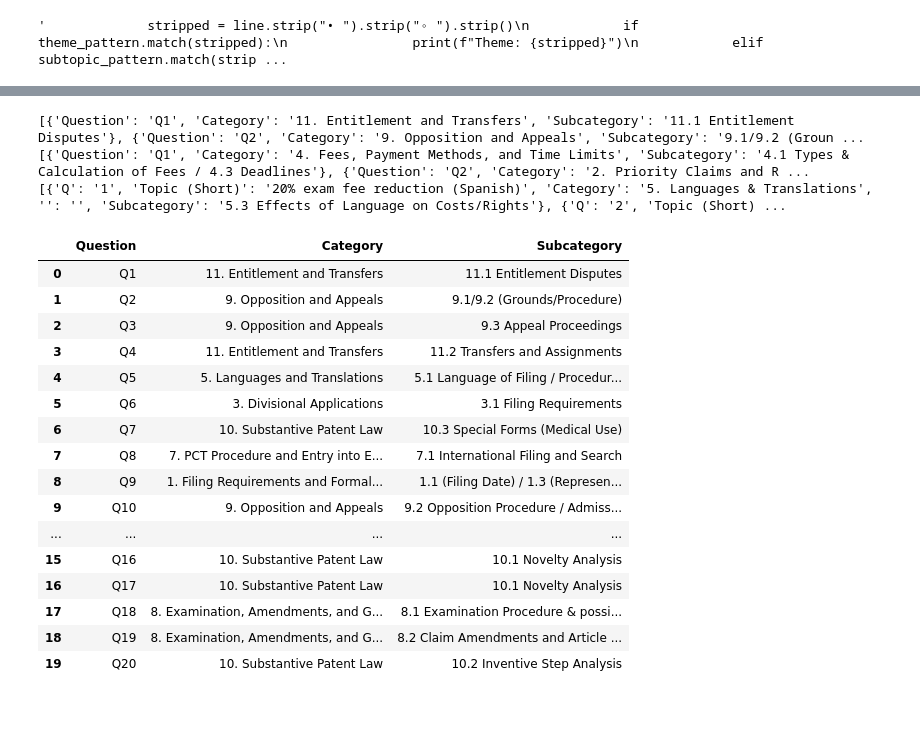
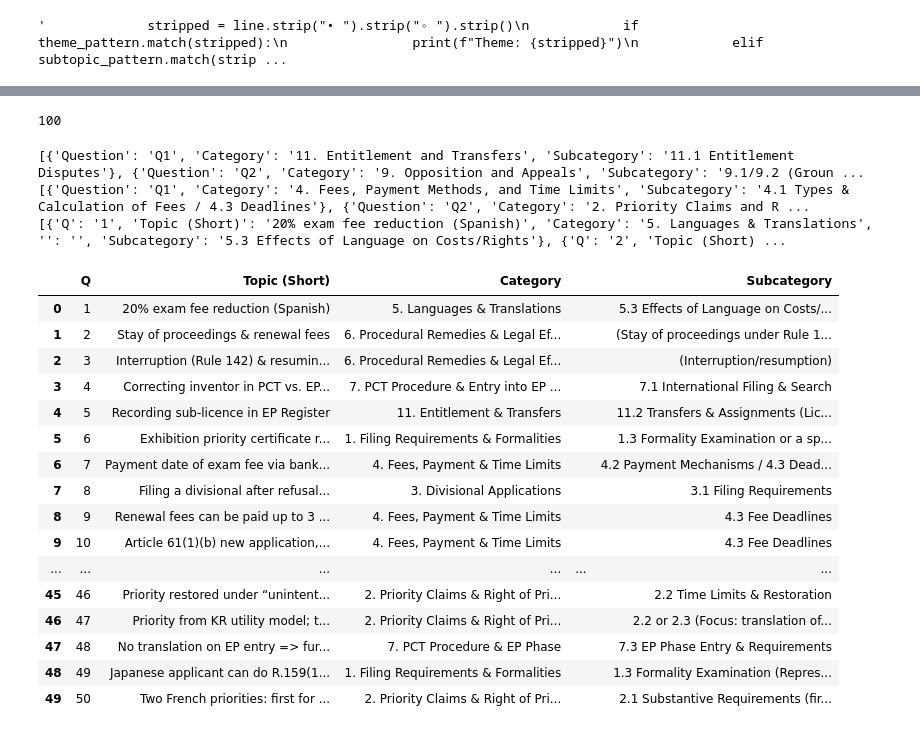
Before and after one commit to DesordreOrganise/PatentAssist, a Jupyter notebook: notebooks/extraction_questions/questions_from_docx.ipynb, the cells around one changed output, grey strips where cells are left out. Cells and saved outputs as stored; diff of their text form; code cells hidden in the pictures.

```diff
--- a/notebooks/extraction_questions/questions_from_docx.ipynb
+++ b/notebooks/extraction_questions/questions_from_docx.ipynb
@@ -220,3 +225,9 @@ categories
+# %%
+txt = "Where evidence is provided that a final decision within the meaning of Article 61, paragraph 1, has been taken, the European Patent Office shall inform the applicant and any other party that the proceedings for grant shall be resumed as from the date stated in the communication, unless a new European patent application under Article 61, paragraph 1(b), has been filed for all the designated Contracting States. If the decision is in favour of the third party, the proceedings may not be resumed earlier than three months after the decision has become final, unless the third party requests the resumption."
+
+len(txt.split(' '))
+# %% [output]
+100
 # %%
 import pandas as pd
 from docx.api import Document
@@ -244,22 +255,22 @@ for k, table in enumerate(tables):
 [{'Question': 'Q1', 'Category': '4. Fees, Payment Methods, and Time Limits', 'Subcategory': '4.1 Types & Calculation of Fees / 4.3 Deadlines'}, {'Question': 'Q2', 'Category': '2. Priority Claims and R ...
 [{'Q': '1', 'Topic (Short)': '20% exam fee reduction (Spanish)', 'Category': '5. Languages & Translations', '': '', 'Subcategory': '5.3 Effects of Language on Costs/Rights'}, {'Q': '2', 'Topic (Short) ...
 # %%
-mappings[0]
+mappings[2]
 # %% [output]
-|  | Question | Category | Subcategory |
-| 0 | Q1 | 11. Entitlement and Transfers | 11.1 Entitlement Disputes |
-| 1 | Q2 | 9. Opposition and Appeals | 9.1/9.2 (Grounds/Procedure) |
-| 2 | Q3 | 9. Opposition and Appeals | 9.3 Appeal Proceedings |
-| 3 | Q4 | 11. Entitlement and Transfers | 11.2 Transfers and Assignments |
-| 4 | Q5 | 5. Languages and Translations | 5.1 Language of Filing / Procedur... |
-| 5 | Q6 | 3. Divisional Applications | 3.1 Filing Requirements |
-| 6 | Q7 | 10. Substantive Patent Law | 10.3 Special Forms (Medical Use) |
-| 7 | Q8 | 7. PCT Procedure and Entry into E... | 7.1 International Filing and Search |
-| 8 | Q9 | 1. Filing Requirements and Formal... | 1.1 (Filing Date) / 1.3 (Represen... |
-| 9 | Q10 | 9. Opposition and Appeals | 9.2 Opposition Procedure / Admiss... |
-| ... | ... | ... | ... |
-| 15 | Q16 | 10. Substantive Patent Law | 10.1 Novelty Analysis |
-| 16 | Q17 | 10. Substantive Patent Law | 10.1 Novelty Analysis |
-| 17 | Q18 | 8. Examination, Amendments, and G... | 8.1 Examination Procedure & possi... |
-| 18 | Q19 | 8. Examination, Amendments, and G... | 8.2 Claim Amendments and Article ... |
-| 19 | Q20 | 10. Substantive Patent Law | 10.2 Inventive Step Analysis |
+|  | Q | Topic (Short) | Category |  | Subcategory |
+| 0 | 1 | 20% exam fee reduction (Spanish) | 5. Languages & Translations |  | 5.3 Effects of Language on Costs/... |
+| 1 | 2 | Stay of proceedings & renewal fees | 6. Procedural Remedies & Legal Ef... |  | (Stay of proceedings under Rule 1... |
+| 2 | 3 | Interruption (Rule 142) & resumin... | 6. Procedural Remedies & Legal Ef... |  | (Interruption/resumption) |
+| 3 | 4 | Correcting inventor in PCT vs. EP... | 7. PCT Procedure & Entry into EP ... |  | 7.1 International Filing & Search |
+| 4 | 5 | Recording sub-licence in EP Register | 11. Entitlement & Transfers |  | 11.2 Transfers & Assignments (Lic... |
+| 5 | 6 | Exhibition priority certificate r... | 1. Filing Requirements & Formalities |  | 1.3 Formality Examination or a sp... |
+| 6 | 7 | Payment date of exam fee via bank... | 4. Fees, Payment & Time Limits |  | 4.2 Payment Mechanisms / 4.3 Dead... |
+| 7 | 8 | Filing a divisional after refusal... | 3. Divisional Applications |  | 3.1 Filing Requirements |
+| 8 | 9 | Renewal fees can be paid up to 3 ... | 4. Fees, Payment & Time Limits |  | 4.3 Fee Deadlines |
+| 9 | 10 | Article 61(1)(b) new application,... | 4. Fees, Payment & Time Limits |  | 4.3 Fee Deadlines |
+| ... | ... | ... | ... | ... | ... |
+| 45 | 46 | Priority restored under “unintent... | 2. Priority Claims & Right of Pri... |  | 2.2 Time Limits & Restoration |
+| 46 | 47 | Priority from KR utility model; t... | 2. Priority Claims & Right of Pri... |  | 2.2 or 2.3 (Focus: translation of... |
+| 47 | 48 | No translation on EP entry => fur... | 7. PCT Procedure & EP Phase |  | 7.3 EP Phase Entry & Requirements |
+| 48 | 49 | Japanese applicant can do R.159(1... | 1. Filing Requirements & Formalities |  | 1.3 Formality Examination (Repres... |
+| 49 | 50 | Two French priorities: first for ... | 2. Priority Claims & Right of Pri... |  | 2.1 Substantive Requirements (fir... |
```
Also changed, not shown: parts of 3 cells of this notebook, 20 other files.
